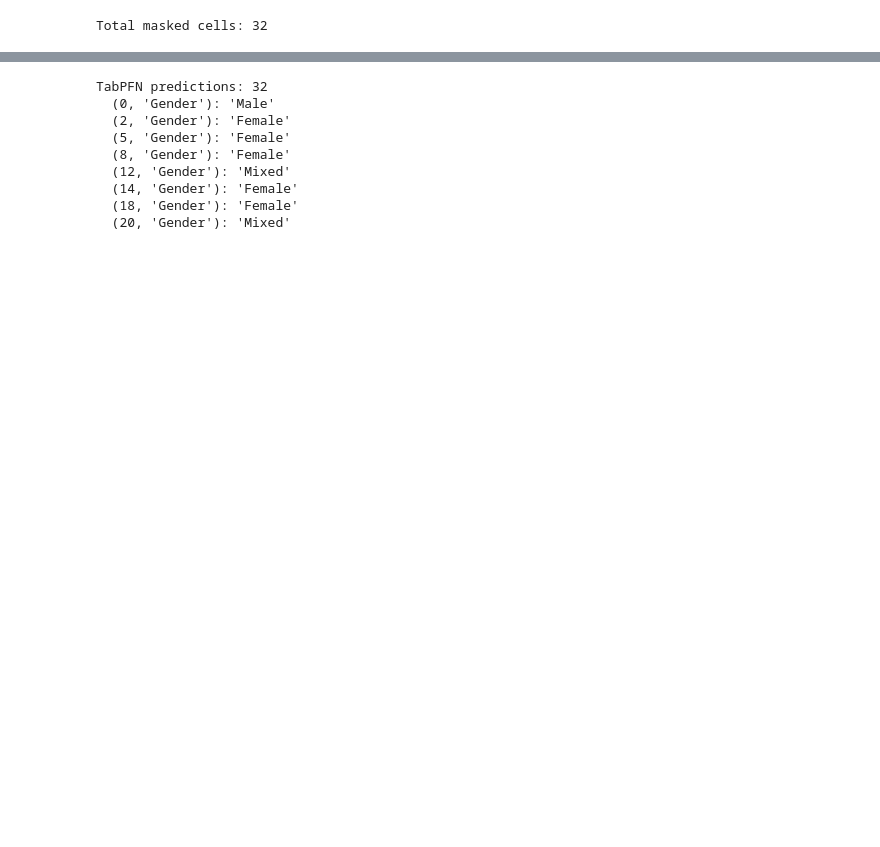
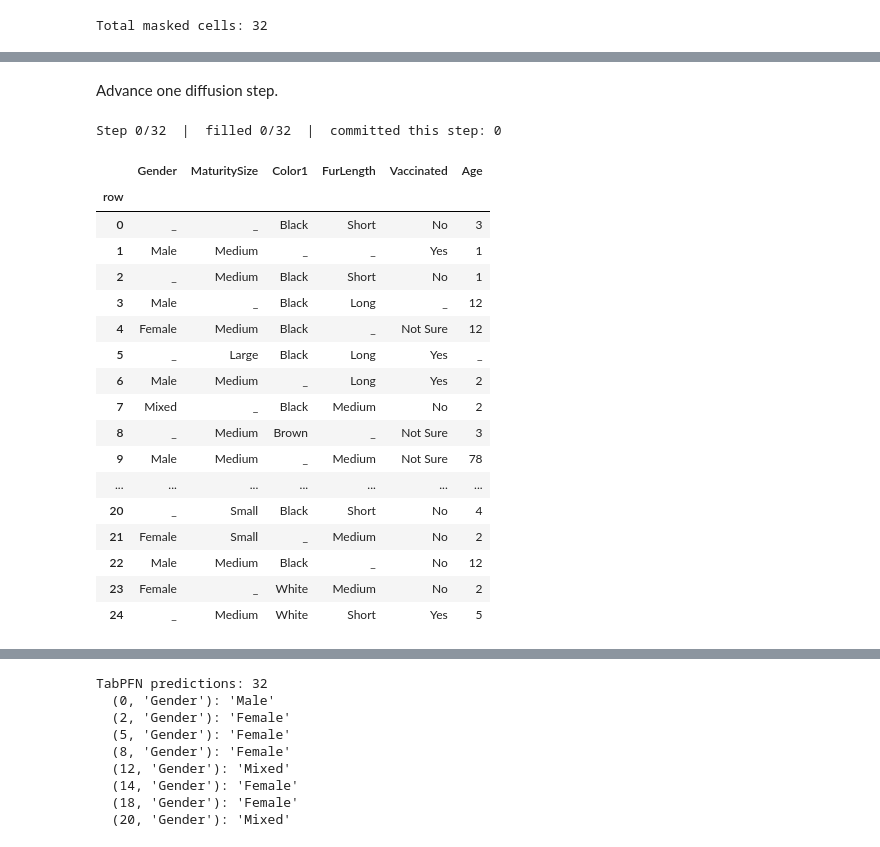
Before and after one commit to RaelMWare/dllm, a Jupyter notebook: notebooks/playground_2.ipynb, the cells around one changed output, grey strips where cells are left out. Drawn from its saved outputs; the diff is of its cells as text; code cells hidden in the pictures; blank space fills up the shorter version.

```diff
--- a/notebooks/playground_2.ipynb
+++ b/notebooks/playground_2.ipynb
@@ -41,7 +50,10 @@ def to_readable(df):
     out["Sterilized"]   = out["Sterilized"].map(YESNO_MAP)
     out["Health"]       = out["Health"].map(HEALTH_MAP)
     out["Breed1"]       = out["Breed1"].map(breed_map).fillna("Unknown")
+    out["Breed2"]       = out["Breed2"].map(breed_map).fillna("None")
     out["Color1"]       = out["Color1"].map(color_map).fillna("Unknown")
+    out["Color2"]       = out["Color2"].map(color_map).fillna("None")
+    out["Color3"]       = out["Color3"].map(color_map).fillna("None")
     return out
 
 print(train.shape)
@@ -55,6 +71,6 @@ train.head(2)
 # %%
 CUE = re.compile(
-    r"\b(he|she|him|her|his|hers|male|female|boy|girl|"
+    r"\b(?:he|she|him|her|his|hers|male|female|boy|girl|"
     r"black|white|brown|gray|grey|orange|yellow|tabby|cream|golden|"
     r"small|medium|large|tiny|huge|big|"
     r"short|long|fluffy|"
@@ -152,7 +180,7 @@ Total masked cells: 32
 # %%
-RENDER_FIELDS = ["Type","Name","Age","Breed1","Gender","Color1",
-                 "MaturitySize","FurLength","Vaccinated","Sterilized",
-                 "Health","Description"]
+RENDER_FIELDS = ["Type","Name","Age","Breed1","Breed2","Gender",
+                 "Color1","Color2","Color3","MaturitySize","FurLength",
+                 "Vaccinated","Dewormed","Sterilized","Health","Description"]
 
 def render_for_llada(rows_df, masks_by_row, tokenizer, max_desc_words=40):
     """Concatenate all rows into one text block. Masked cells are replaced
@@ -246,0 +283,34 @@ Sample LLaDA predictions:
+# %%
+# --- Sense-check: step through LLaDA-Instruct denoising (tabular view) ---
+# green = committed this step, grey = still masked, plain = original (known) value
+# Call tv_instruct.next() in a new cell to advance one step at a time
+import importlib, dllm.utils.visualizers, dllm.utils
+importlib.reload(dllm.utils.visualizers)
+importlib.reload(dllm.utils)
+from dllm.utils import TableDiffViewer
+
+tv_instruct = TableDiffViewer(out.histories, ll_tokenizer, runs, keys, rows_df=candidates_readable)
+# %% [markdown]
+Advance one diffusion step.
+# %%
+tv_instruct.next()
+# %% [output]
+Step 0/32  |  filled 0/32  |  committed this step: 0
+|  | Gender | MaturitySize | Color1 | FurLength | Vaccinated | Age |
+| row |  |  |  |  |  |  |
+| 0 | _ | _ | Black | Short | No | 3 |
+| 1 | Male | Medium | _ | _ | Yes | 1 |
+| 2 | _ | Medium | Black | Short | No | 1 |
+| 3 | Male | _ | Black | Long | _ | 12 |
+| 4 | Female | Medium | Black | _ | Not Sure | 12 |
+| 5 | _ | Large | Black | Long | Yes | _ |
+| 6 | Male | Medium | _ | Long | Yes | 2 |
+| 7 | Mixed | _ | Black | Medium | No | 2 |
+| 8 | _ | Medium | Brown | _ | Not Sure | 3 |
+| 9 | Male | Medium | _ | Medium | Not Sure | 78 |
+| ... | ... | ... | ... | ... | ... | ... |
+| 20 | _ | Small | Black | Short | No | 4 |
+| 21 | Female | Small | _ | Medium | No | 2 |
+| 22 | Male | Medium | Black | _ | No | 12 |
+| 23 | Female | _ | White | Medium | No | 2 |
+| 24 | _ | Medium | White | Short | Yes | 5 |
```
Also changed, not shown: parts of 19 cells of this notebook, 2 other files.
